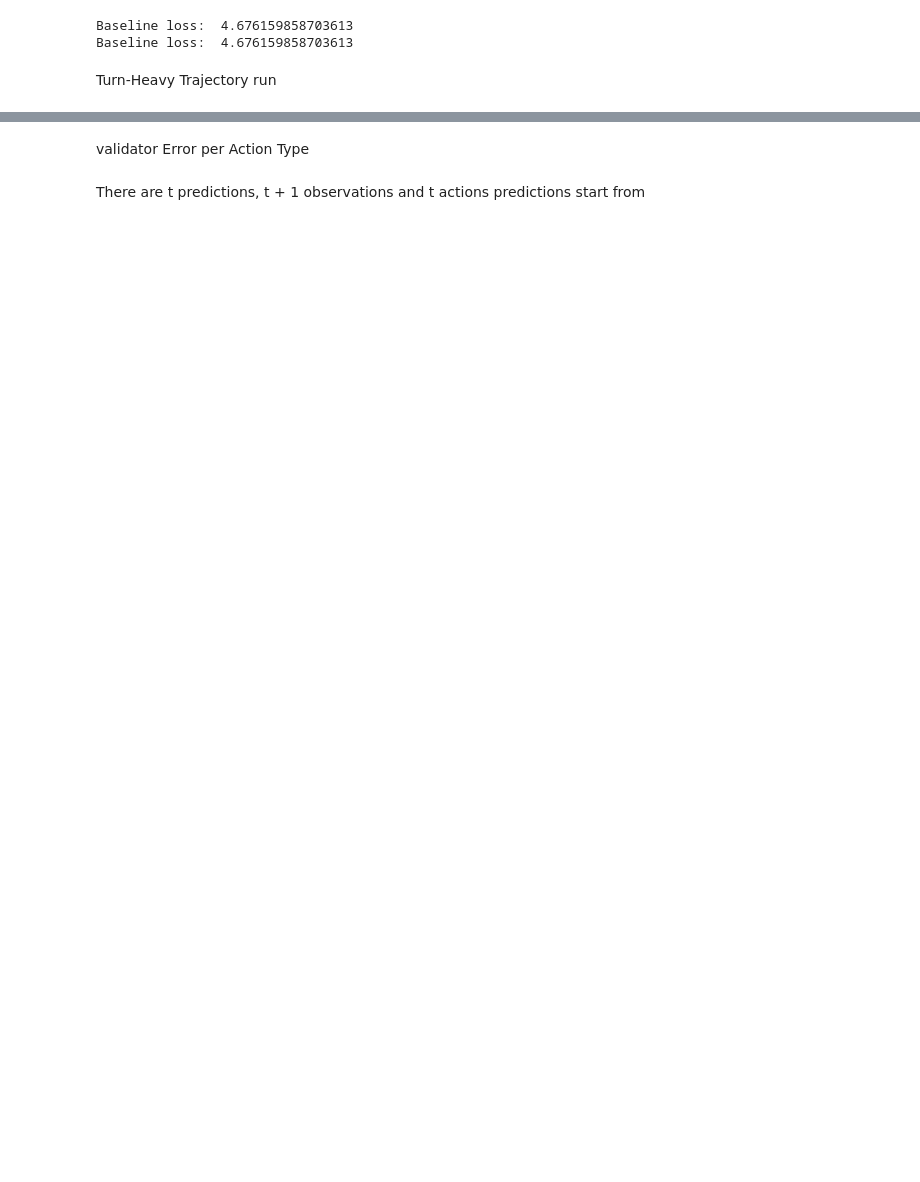
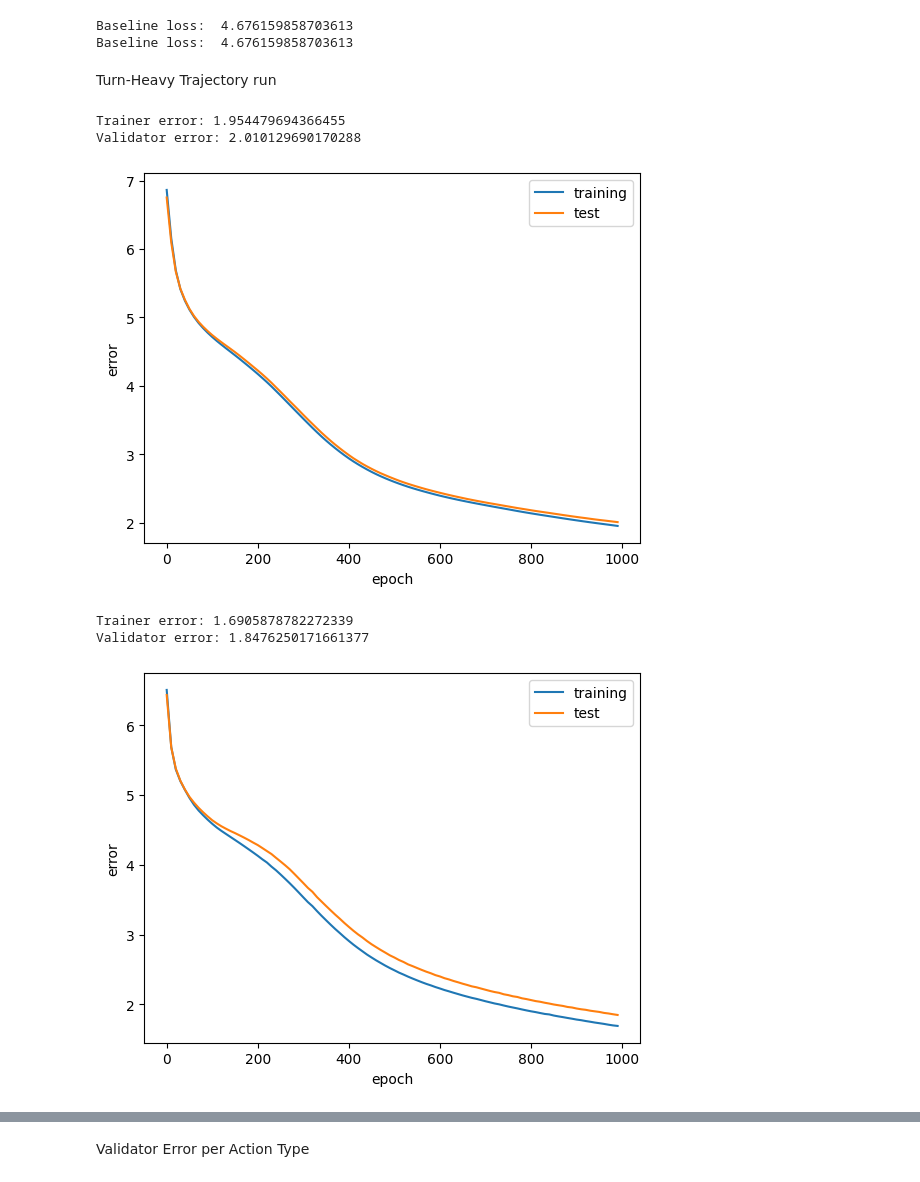
Before and after one commit to sebilee/predictive-learning-spatial-representations, a Jupyter notebook: Experiments/experiment_MultiTrajRNN_Restructured.ipynb, the cells around one changed output, grey strips where cells are left out. Cells and saved outputs as stored; diff of their text form; code cells hidden in the pictures; blank space fills up the shorter version.

```diff
--- a/Experiments/experiment_MultiTrajRNN_Restructured.ipynb
+++ b/Experiments/experiment_MultiTrajRNN_Restructured.ipynb
@@ -120,27 +120,42 @@ Baseline loss:  4.676159858703613
 # %% [markdown]
 Turn-Heavy Trajectory run
 # %%
-trainer_inputs_stack, trainer_target_stack, trainer_agent_list = dataset_generator.generate_dataset(grid, trajectories.random_policy, ACTION_PROBS_TURN_HEAVY, VIEW_SIZE, N_STEPS, N_TRAJ, TRAINER_MOVE_SEED, random_start=True, start_seed_start=TRAINER_START_SEED)
-validator_inputs_stack, validator_target_stack, validator_agent_list = dataset_generator.generate_dataset(grid, trajectories.random_policy, ACTION_PROBS_TURN_HEAVY, VIEW_SIZE, N_STEPS, 5, VALIDATOR_MOVE_SEED, random_start=True, start_seed_start=VALIDATOR_START_SEED)
+trainer_inputs_stack_turn_heavy, trainer_target_stack_turn_heavy, trainer_agent_list_turn_heavy = dataset_generator.generate_dataset(grid, trajectories.random_policy, ACTION_PROBS_TURN_HEAVY, VIEW_SIZE, N_STEPS, N_TRAJ, TRAINER_MOVE_SEED, random_start=True, start_seed_start=TRAINER_START_SEED)
 
-INPUT_SIZE = trainer_inputs_stack.shape[2]
-OUTPUT_SIZE = trainer_target_stack.shape[2]
-HIDDEN_SIZE = 64
+validator_inputs_stack_turn_heavy, validator_target_stack_turn_heavy, validator_agent_list_turn_heavy = dataset_generator.generate_dataset(grid, trajectories.random_policy, ACTION_PROBS_TURN_HEAVY, VIEW_SIZE, N_STEPS, 5, VALIDATOR_MOVE_SEED, random_start=True, start_seed_start=VALIDATOR_START_SEED)
 
-model_MLP = NN_models.SimpleMLP(INPUT_SIZE, OUTPUT_SIZE, HIDDEN_SIZE, "relu")
-loss_history = model_training_evaluator.model_training(model_MLP, trainer_inputs_stack, trainer_target_stack, validator_inputs_stack, validator_target_stack)
+INPUT_SIZE_TURN_HEAVY = trainer_inputs_stack_turn_heavy.shape[2]
+
+OUTPUT_SIZE_TURN_HEAVY = trainer_target_stack_turn_heavy.shape[2]
+
+HIDDEN_SIZE_TURN_HEAVY = 64
+
+model_MLP_turn_heavy = NN_models.SimpleMLP(INPUT_SIZE_TURN_HEAVY, OUTPUT_SIZE_TURN_HEAVY, HIDDEN_SIZE_TURN_HEAVY, "relu")
+
+loss_history_turn_heavy = model_training_evaluator.model_training(model_MLP_turn_heavy, trainer_inputs_stack_turn_heavy, trainer_target_stack_turn_heavy, validator_inputs_stack_turn_heavy, validator_target_stack_turn_heavy)
 
 
-model_training_evaluator.model_evaluation(model_MLP, trainer_inputs_stack, trainer_target_stack, "trainer")
-model_training_evaluator.model_evaluation(model_MLP, validator_inputs_stack, validator_target_stack, "validator")
+model_training_evaluator.model_evaluation(model_MLP_turn_heavy, trainer_inputs_stack_turn_heavy, trainer_target_stack_turn_heavy, "trainer")
+
+model_training_evaluator.model_evaluation(model_MLP_turn_heavy, validator_inputs_stack_turn_heavy, validator_target_stack_turn_heavy, "validator")
 
 
-model_RNN = NN_models.BasicRNN(INPUT_SIZE, OUTPUT_SIZE, HIDDEN_SIZE, "relu")
-loss_history = model_training_evaluator.model_training(model_RNN, trainer_inputs_stack, trainer_target_stack, validator_inputs_stack, validator_target_stack)
+model_RNN_turn_heavy = NN_models.BasicRNN(INPUT_SIZE_TURN_HEAVY, OUTPUT_SIZE_TURN_HEAVY, HIDDEN_SIZE_TURN_HEAVY, "relu")
+
+loss_history_turn_heavy = model_training_evaluator.model_training(model_RNN_turn_heavy, trainer_inputs_stack_turn_heavy, trainer_target_stack_turn_heavy, validator_inputs_stack_turn_heavy, validator_target_stack_turn_heavy)
 
 
-model_training_evaluator.model_evaluation(model_RNN, trainer_inputs_stack, trainer_target_stack, "trainer")
-model_training_evaluator.model_evaluation(model_RNN, validator_inputs_stack, validator_target_stack, "validator")
-model_training_evaluator.baseline_evaluation(validator_inputs_stack, validator_target_stack)
+model_training_evaluator.model_evaluation(model_RNN_turn_heavy, trainer_inputs_stack_turn_heavy, trainer_target_stack_turn_heavy, "trainer")
 
-model_training_evaluator.baseline_evaluation(validator_inputs_stack, validator_target_stack)
+model_training_evaluator.model_evaluation(model_RNN_turn_heavy, validator_inputs_stack_turn_heavy, validator_target_stack_turn_heavy, "validator")
+
+model_training_evaluator.baseline_evaluation(validator_inputs_stack_turn_heavy, validator_target_stack_turn_heavy)
+
+model_training_evaluator.baseline_evaluation(validator_inputs_stack_turn_heavy, validator_target_stack_turn_heavy)
+# %% [output]
+Trainer error: 1.954479694366455
+Validator error: 2.010129690170288
+[figure, added]
+Trainer error: 1.6905878782272339
+Validator error: 1.8476250171661377
+[figure, added]
@@ -147,6 +164,3 @@ model_training_evaluator.baseline_evaluation(validator_inputs_stack, validator_t
 # %% [markdown]
-validator Error per Action Type
+Validator Error per Action Type
-# %% [markdown]
-There are t predictions, t + 1 observations and t actions
-predictions start from
 # %%
```
Also changed, not shown: parts of 8 cells of this notebook, 1 other file.
